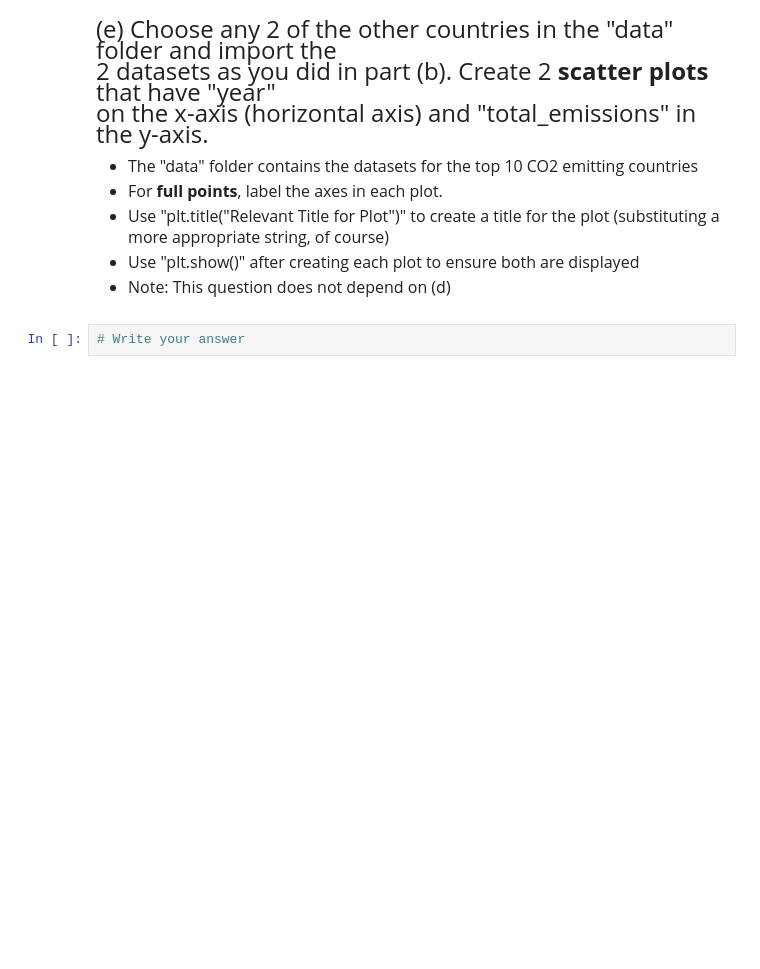
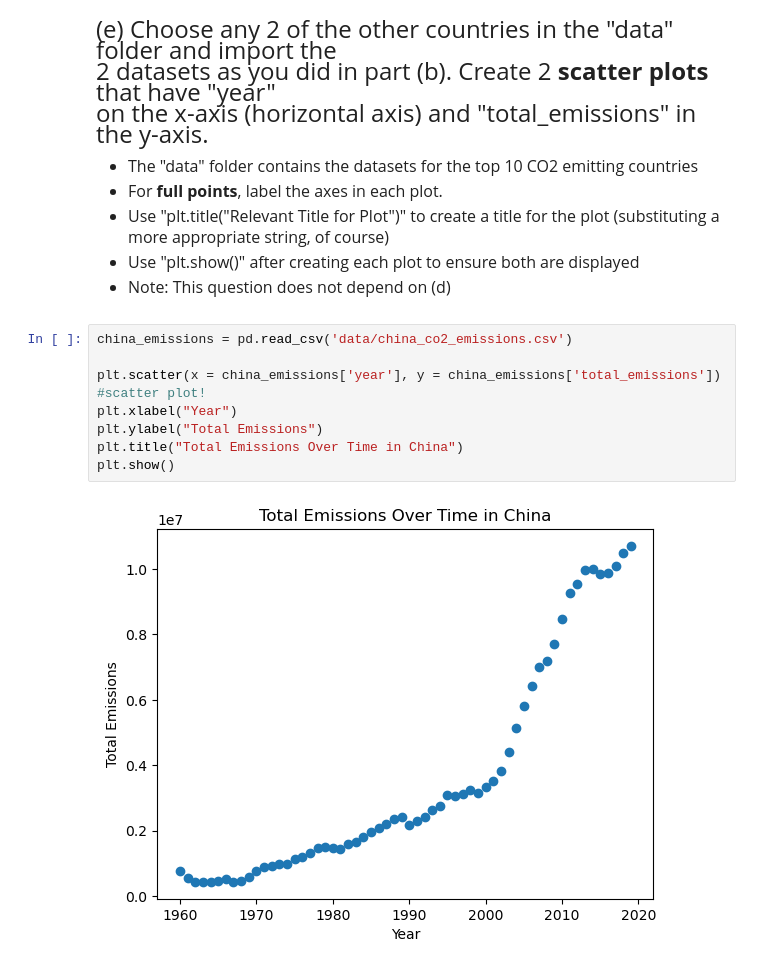
Before and after one commit to hlo437/qtm151fall2025, a Jupyter notebook: Assignments/assignment_2/Assignment2.ipynb, the cells around one changed output. Drawn from its saved outputs; the diff is of its cells as text; blank space fills up the shorter version.

```diff
--- a/Assignments/assignment_2/Assignment2.ipynb
+++ b/Assignments/assignment_2/Assignment2.ipynb
@@ -107,5 +121,13 @@ on the x-axis (horizontal axis) and "total_emissions" in the y-axis.
 - Use "plt.title("Relevant Title for Plot")" to create a title for the plot (substituting a more appropriate string, of course)
 - Use "plt.show()" after creating each plot to ensure both are displayed
 - Note: This question does not depend on (d)
-# %%
-# Write your answer
+# %%
+china_emissions = pd.read_csv('data/china_co2_emissions.csv')
+
+plt.scatter(x = china_emissions['year'], y = china_emissions['total_emissions']) #scatter plot!
+plt.xlabel("Year")
+plt.ylabel("Total Emissions")
+plt.title("Total Emissions Over Time in China")
+plt.show()
+# %% [output]
+[figure, added]
```
Also changed, not shown: parts of 3 cells of this notebook.
